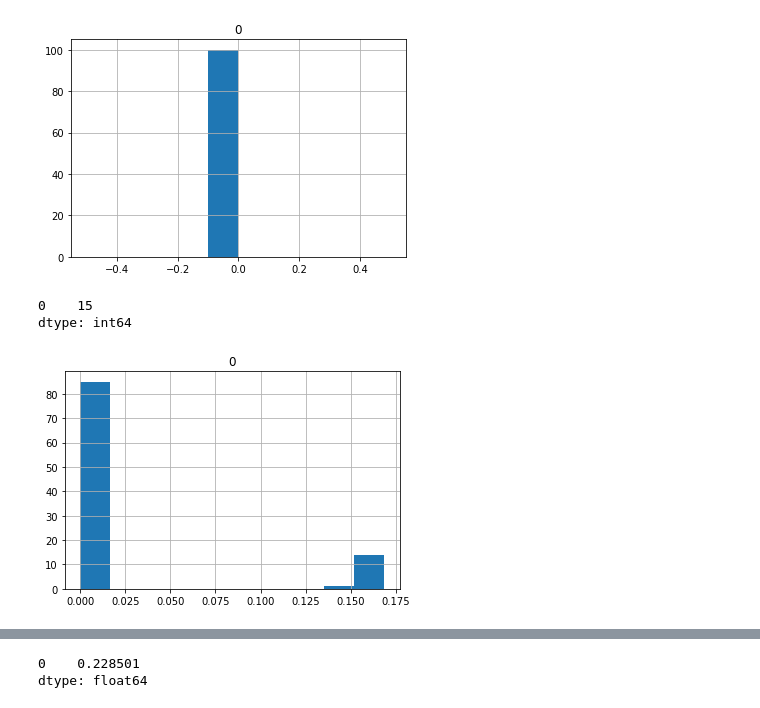
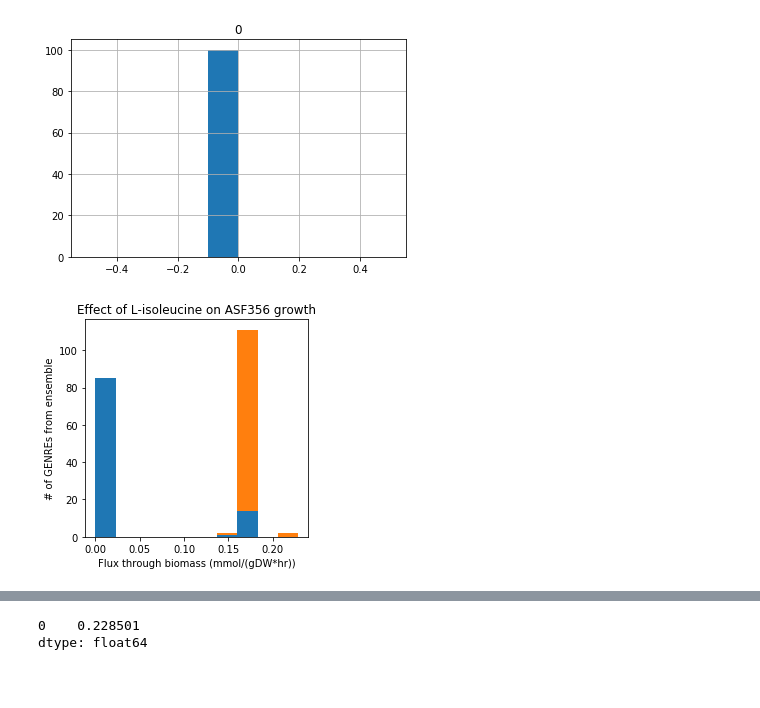
Before and after one commit to gregmedlock/asf_interactions, a Jupyter notebook: bin/test_crossfed.ipynb, the cells around one changed output, grey strips where cells are left out. Drawn from its saved outputs; the diff is of its cells as text; code cells hidden in the pictures; blank space fills up the shorter version.

Commit message:
updated cross-feeding testing notebook to include example plot of ensemble predictions for isoleucine

```diff
--- a/bin/test_crossfed.ipynb
+++ b/bin/test_crossfed.ipynb
@@ -237,11 +238,18 @@ pd.DataFrame.from_dict(not_supplemented_356['valine'],orient='index').max()
 0    3.403304e-17
 dtype: float64
 [figure]
-# %%
-pd.DataFrame.from_dict(not_supplemented_356['isoleucine'],orient='index').hist()
-pd.DataFrame.from_dict(not_supplemented_356['isoleucine'],orient='index').max()
-(pd.DataFrame.from_dict(not_supplemented_356['isoleucine'],orient='index') > 0.00001).sum()
-# %% [output]
-0    15
-dtype: int64
-[figure, removed]
+# %%
+# save one of the examples of a distribution with and without a metabolite
+no_sup = pd.DataFrame.from_dict(not_supplemented_356['isoleucine'],orient='index')
+sup = pd.DataFrame.from_dict(supplemented_356['isoleucine'],orient='index')
+fig,ax = plt.subplots()
+n_bins = 10
+ax.hist([no_sup[0],sup[0]],n_bins,stacked=True)
+#ax.hist(sup,n_bins)
+ax.set_xlabel('Flux through biomass (mmol/(gDW*hr))')
+ax.set_ylabel('# of GENREs from ensemble')
+ax.set_title('Effect of L-isoleucine on ASF356 growth')
+fig.set_size_inches(4,4)
+plt.savefig('../results/isoleucine_GENRE_example.svg', bbox_inches='tight')
+# %% [output]
+[figure, added]
```
Also changed, not shown: parts of 2 cells of this notebook, 1 other file.
